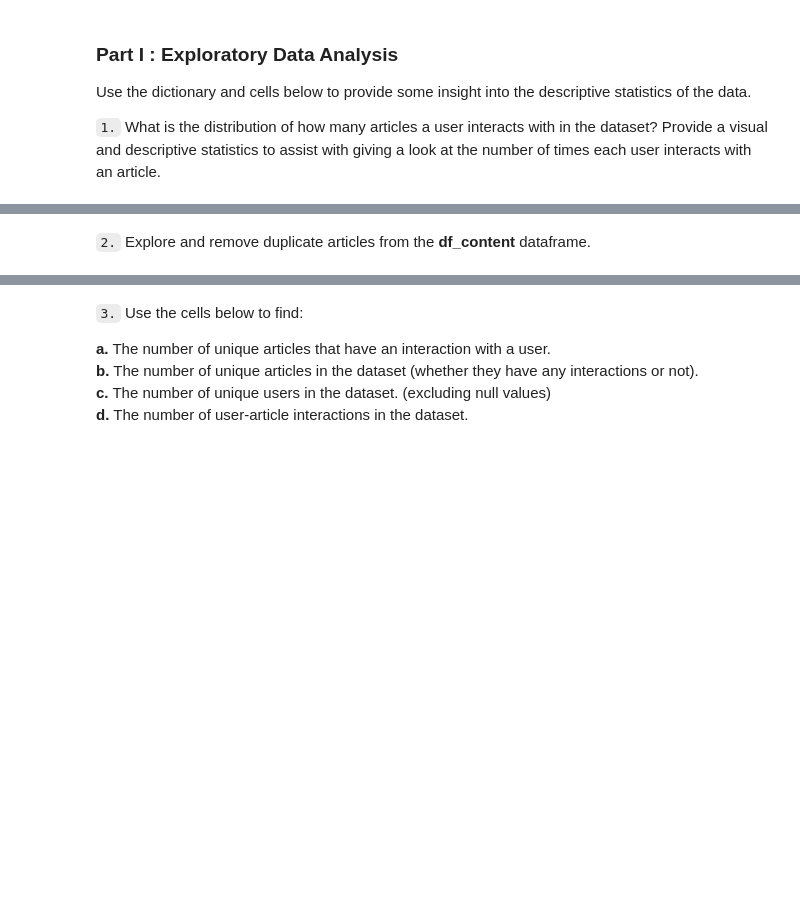
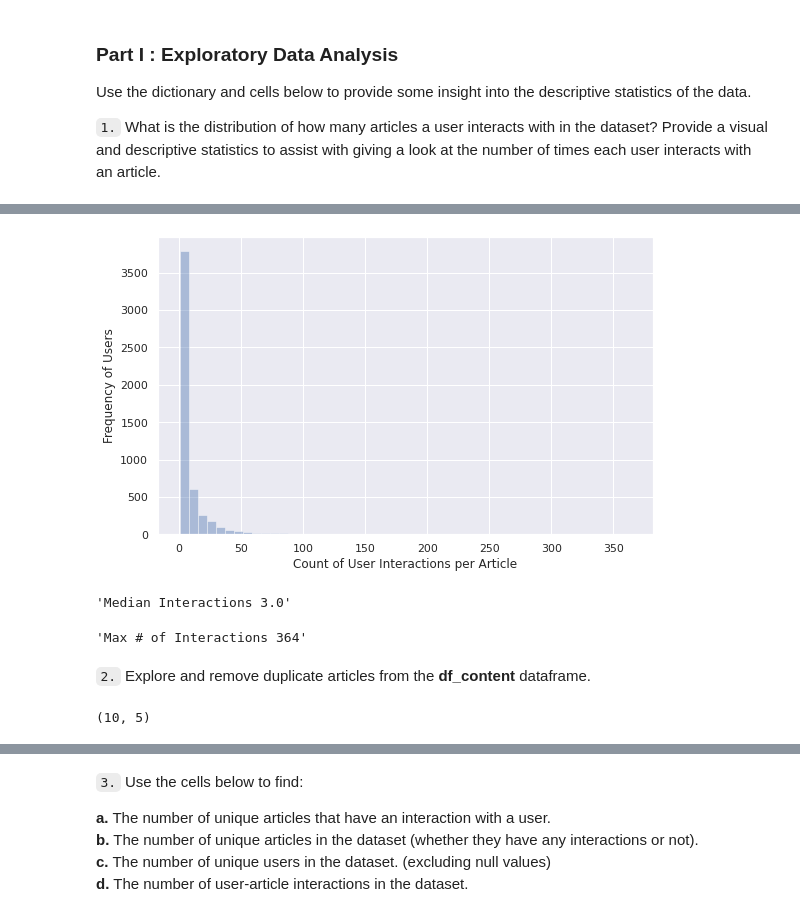
Before and after one commit to ambreen2006/Recommendation_with_IBM, a Jupyter notebook: Recommendations_with_IBM.ipynb, the cells around one changed output, grey strips where cells are left out. Drawn from its saved outputs; the diff is of its cells as text; code cells hidden in the pictures; blank space fills up the shorter version.

```diff
--- a/Recommendations_with_IBM.ipynb
+++ b/Recommendations_with_IBM.ipynb
@@ -58,3 +59,5 @@ df_content.head()
 Use the dictionary and cells below to provide some insight into the descriptive statistics of the data.
 
 `1.` What is the distribution of how many articles a user interacts with in the dataset?  Provide a visual and descriptive statistics to assist with giving a look at the number of times each user interacts with an article.
+# %%
+df_interactions = df[['email', 'article_id']].groupby('email').count()
@@ -61,3 +78,12 @@ Use the dictionary and cells below to provide some insight into the descriptive
+# %%
+_, axs = plt.subplots(figsize=(8,5))
+sns.set(color_codes=True)
+sns.distplot(df_interactions,kde=False,ax=axs)
+axs.set(xlabel='Count of User Interactions per Article',
+        ylabel='Frequency of Users')
+plt.tight_layout()
+# %% [output]
+[figure, added]
 # %%
 # Fill in the median and maximum number of user_article interactios below
 
@@ -66,2 +92,13 @@ max_views_by_user = # The maximum number of user-article interactions by any 1 u
+# %%
+display(f'Median Interactions {median_val}')
+display(f'Max # of Interactions {max_views_by_user}')
+# %% [output]
+'Median Interactions 3.0'
+'Max # of Interactions 364'
 # %% [markdown]
 `2.` Explore and remove duplicate articles from the **df_content** dataframe.
+# %%
+# Remove any rows that have the same article_id - only keep the first
+df_content[df_content.duplicated(['article_id'], keep=False)].shape
+# %% [output]
+(10, 5)
```
Also changed, not shown: parts of 19 cells of this notebook.
